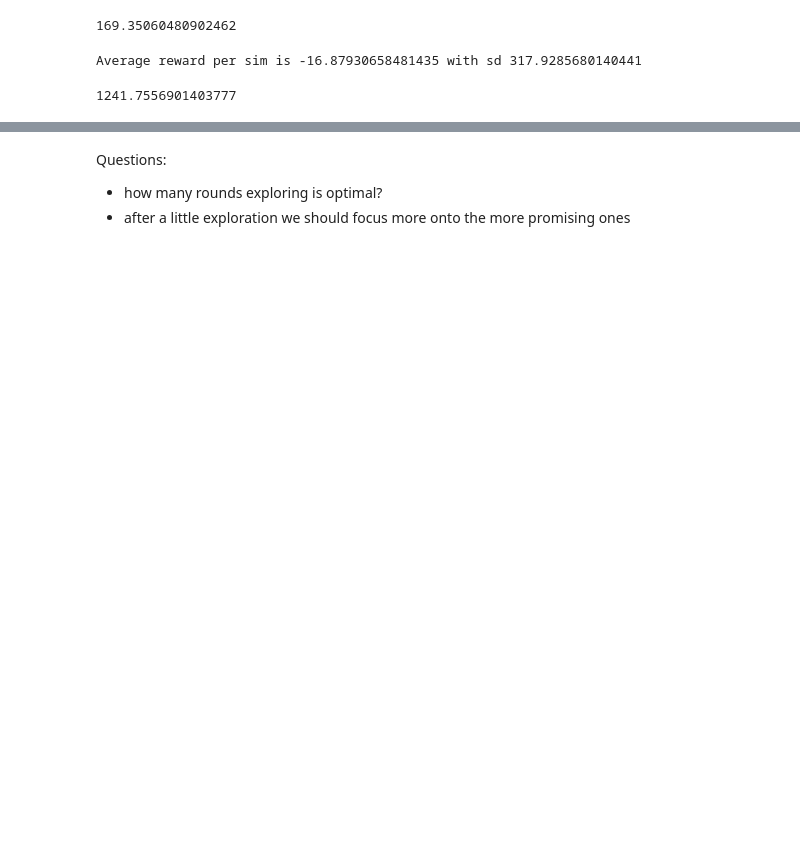
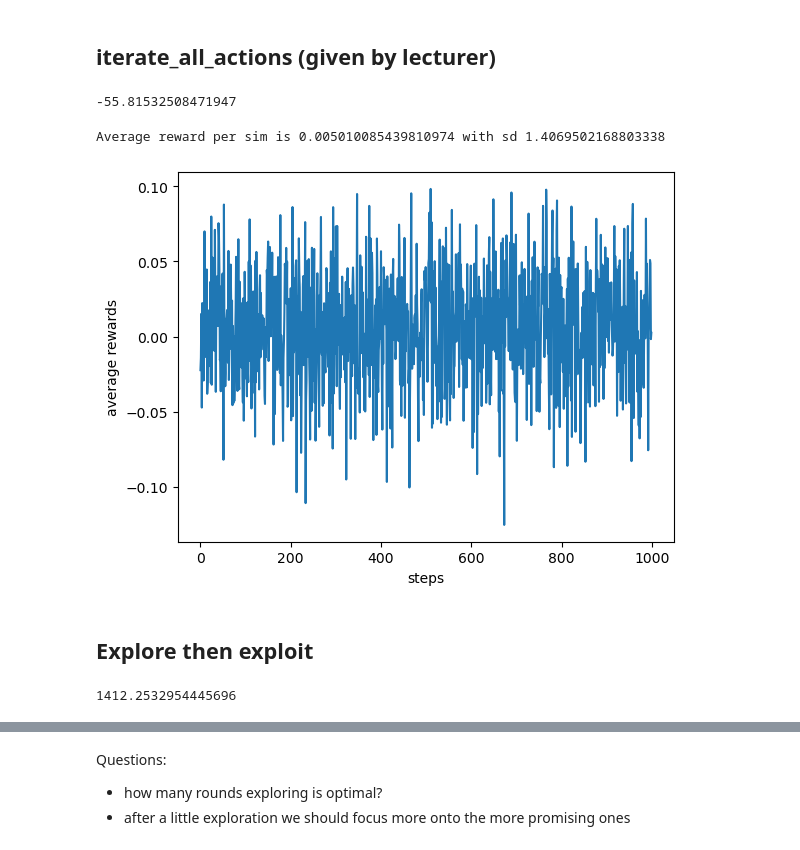
Before and after one commit to jjakubassa/RL_fss2023, a Jupyter notebook: exercise01/multi bandit.ipynb, the cells around one changed output, grey strips where cells are left out. Cells and saved outputs as stored; diff of their text form; code cells hidden in the pictures; blank space fills up the shorter version.

```diff
--- a/exercise01/multi bandit.ipynb
+++ b/exercise01/multi bandit.ipynb
@@ -7,7 +7,9 @@ import matplotlib.pyplot as plt
 from fastcore.basics import patch
 # %%
 class BanditGame:
-    def run_n_episodes(self, strategy, n_episodes: int, verbose: bool, strategy_args = []):
+    def run_n_episodes(
+        self, strategy, n_episodes: int, verbose: bool, strategy_args=[]
+    ):
         # Setup run
         # np.random.seed(42)  # make runs deterministic for numpy random number generator
         self.env = gym.make("BanditTenArmedGaussian-v0")
@@ -17,6 +19,7 @@ class BanditGame:
         self.average_rewards = np.zeros(self.env.action_space.n)
         self.nr_steps_per_action = np.zeros(self.env.action_space.n)
         self.n_episodes = n_episodes
+        # self.average_rewards_over_time = np.zeros(self.n_episodes)
 
         if verbose:
             print("observation space:", self.env.observation_space.n, "dimensional")
@@ -28,13 +31,18 @@ class BanditGame:
                 print("episode Number is", self.i_episode)
 
             action = strategy(*strategy_args)
+            self.nr_steps_per_action[action] += 1
 
             if verbose:
                 print("action is", action)
 
             self.observation, self.reward, self.done, self.info = self.env.step(action)
             self.rewards.append(self.reward)
-            self.average_rewards[action] += self.reward / self.n_episodes
+            n = self.nr_steps_per_action[action]
+            self.average_rewards[action] += (1 / (n + 1)) * (
+                n * self.average_rewards[action] + self.reward
+            )  # online update of mean
+            # self.average_rewards_over_time[self.i_episode] = np.array(self.rewards).mean()
 
             if verbose:
                 print("observation space is: ", self.observation)
@@ -45,16 +53,33 @@ class BanditGame:
             print("sum of rewards: " + str(np.sum(self.rewards)))
         return np.sum(self.rewards)
 
-    def run_n_sims(self, strategy, n_sims, n_episodes: int, verbose: bool, strategy_args = []):
-        self.reward_sims = np.zeros(n_sims)
+    def run_n_sims(
+        self, strategy, n_sims, n_episodes: int, verbose: bool, strategy_args=[]
+    ):
+        self.reward_sims = np.zeros((n_sims, n_episodes))
 
         # make strategies comparable
         # np.random.seed(42)
         # self.env.seed(34)
 
         for i_sims in range(n_sims):
-            reward_sim = self.run_n_episodes(strategy, n_episodes, verbose, strategy_args)
-            self.reward_sims[i_sims] = reward_sim
-        print(f"Average reward per sim is {self.reward_sims.mean()} with sd {self.reward_sims.std()}")
+            self.run_n_episodes(strategy, n_episodes, verbose, strategy_args)
+            self.reward_sims[
+                i_sims,
+            ] = self.rewards
+
+        print(
+            f"Average reward per sim is {self.reward_sims.mean()} with sd {self.reward_sims.std()}"
+        )
+        self.average_rewards_per_episode = self.reward_sims.mean(axis=0)
+        return self.reward_sims
+
+    def plot_average_rewards(self):
+        plt.plot(self.average_rewards_per_episode)
+        plt.ylabel("average rewards")
+        plt.xlabel("steps")
+        plt.show()
+# %% [markdown]
+## iterate_all_actions (given by lecturer)
 # %%
 @patch
@@ -62,13 +87,17 @@ def random_uniform(self: BanditGame):
     return self.i_episode % self.env.action_space.n
 # %%
 bg = BanditGame()
-bg.run_n_episodes(bg.random_uniform, 1000, False)
+bg.run_n_episodes(bg.iterate_all_actions, 1000, False)
 # %% [output]
-169.35060480902462
+-55.81532508471947
 # %%
-bg.run_n_sims(bg.random_uniform, 1000, 1000, False)
+bg.run_n_sims(bg.iterate_all_actions, 1000, 1000, False)
+bg.plot_average_rewards()
 # %% [output]
-Average reward per sim is -16.87930658481435 with sd 317.9285680140441
+Average reward per sim is 0.005010085439810974 with sd 1.4069502168803338
+[figure, added]
+# %% [markdown]
+## Explore then exploit
 # %%
 @patch
 def explore_then_exploit(self: BanditGame, exploration_factor: float):
@@ -79,7 +108,7 @@ def explore_then_exploit(self: BanditGame, exploration_factor: float):
     else:
         return self.average_rewards.argmax()
 # %%
-bg.run_n_episodes(bg.explore_then_exploit, 1000, False, [0.1])
+bg.run_n_episodes(bg.explore_then_exploit, 1000, False, [0.01])
 # %% [output]
-1241.7556901403777
+1412.2532954445696
 # %%
```
Also changed, not shown: parts of 15 cells of this notebook, 3 other files.
